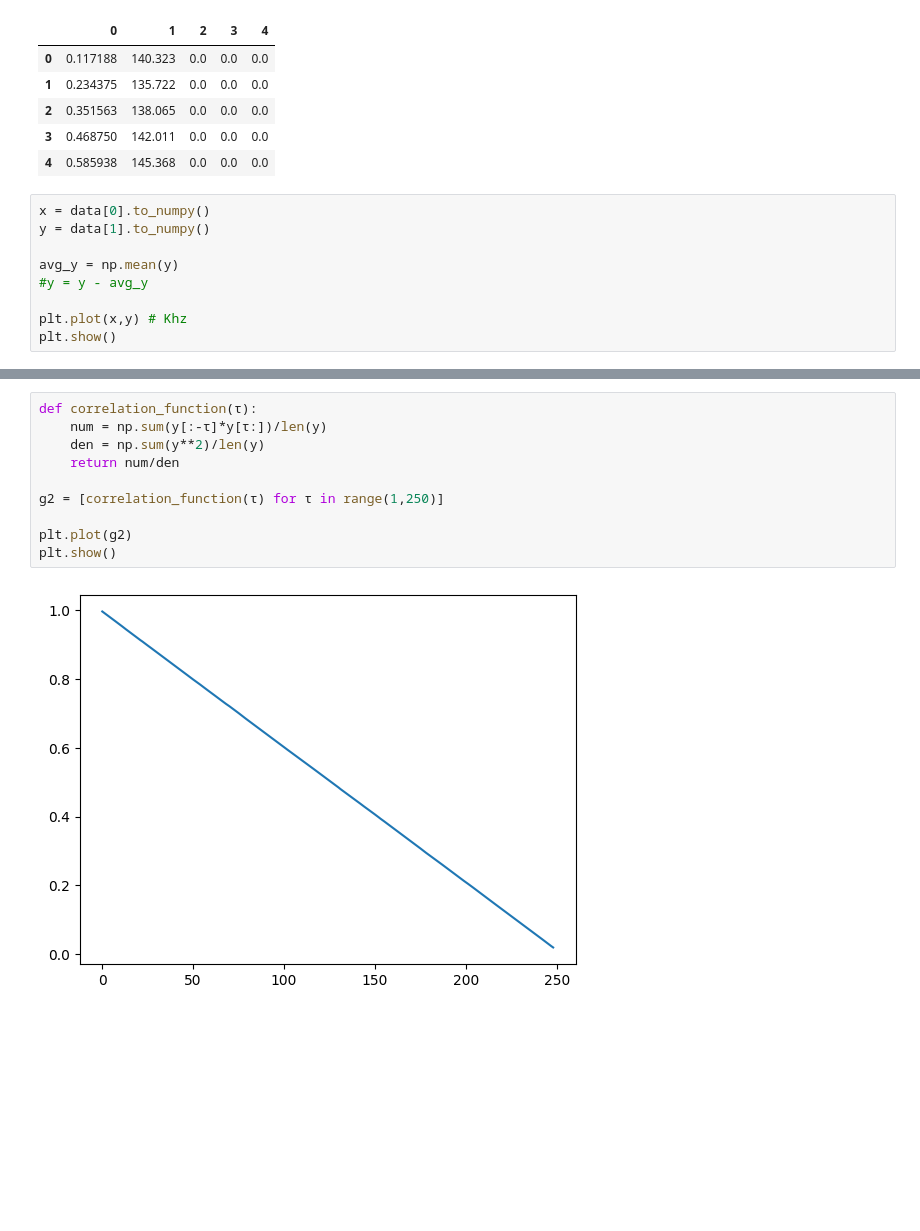
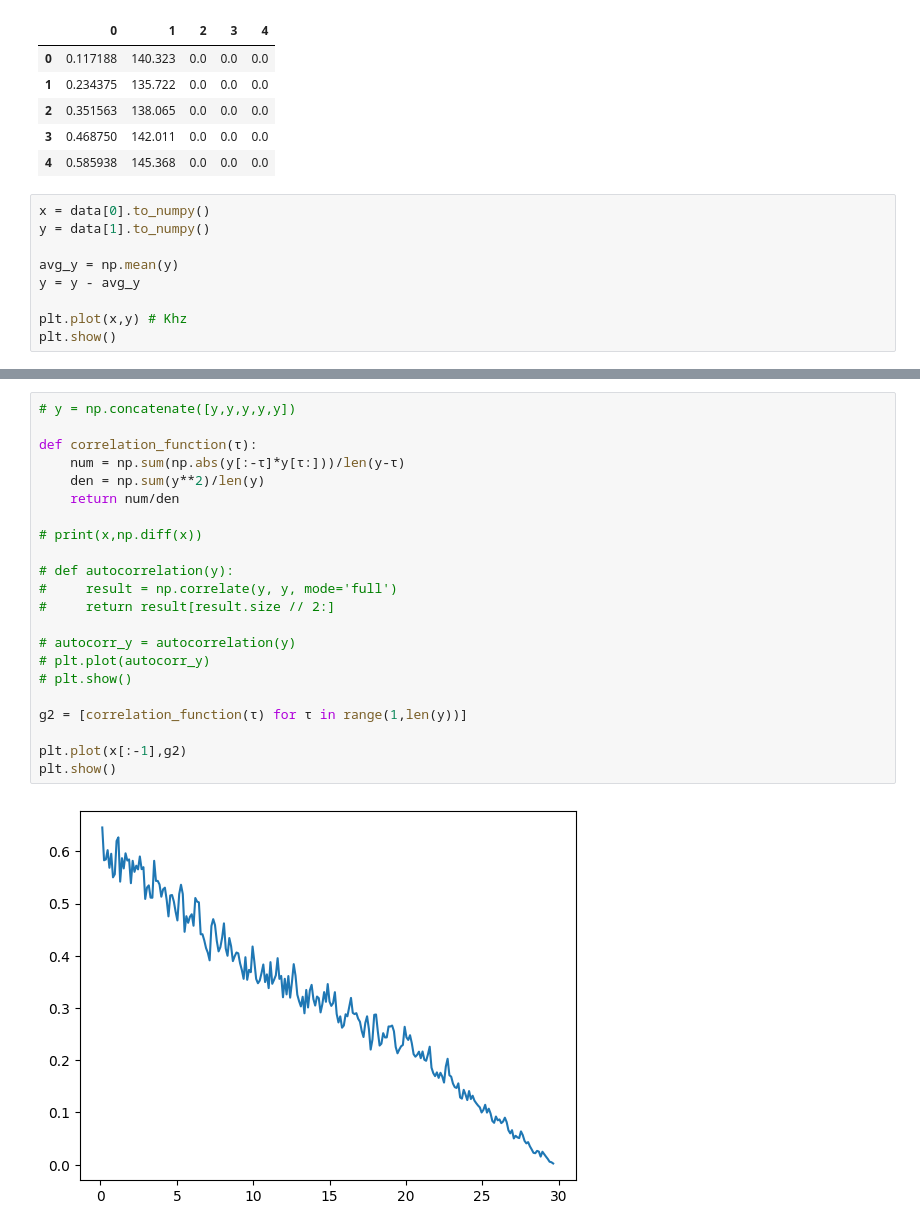
Before and after one commit to chiara22codini/LaboratorioBiofisica, a Jupyter notebook: SCATTERING/my_correlation_function.ipynb, the cells around one changed output, grey strips where cells are left out. Cells and saved outputs as stored; diff of their text form; blank space fills up the shorter version.

```diff
--- a/SCATTERING/my_correlation_function.ipynb
+++ b/SCATTERING/my_correlation_function.ipynb
@@ -20,7 +20,7 @@ x = data[0].to_numpy()
 y = data[1].to_numpy()
 
 avg_y = np.mean(y)
-#y = y - avg_y
+y = y - avg_y
 
 plt.plot(x,y) # Khz
 plt.show()
@@ -29,12 +29,24 @@ plt.show()
 # %%
+# y = np.concatenate([y,y,y,y,y])
+
 def correlation_function(τ):
-    num = np.sum(y[:-τ]*y[τ:])/len(y)
+    num = np.sum(np.abs(y[:-τ]*y[τ:]))/len(y-τ)
     den = np.sum(y**2)/len(y)
     return num/den
 
-g2 = [correlation_function(τ) for τ in range(1,250)]
+# print(x,np.diff(x))
 
-plt.plot(g2)
+# def autocorrelation(y):
+#     result = np.correlate(y, y, mode='full')
+#     return result[result.size // 2:]
+
+# autocorr_y = autocorrelation(y)
+# plt.plot(autocorr_y)
+# plt.show()
+
+g2 = [correlation_function(τ) for τ in range(1,len(y))]
+
+plt.plot(x[:-1],g2)
 plt.show()
 # %% [output]
-[figure, old version]
+[figure, new version]
```
Also changed, not shown: parts of 1 cell of this notebook, 1 other file.
